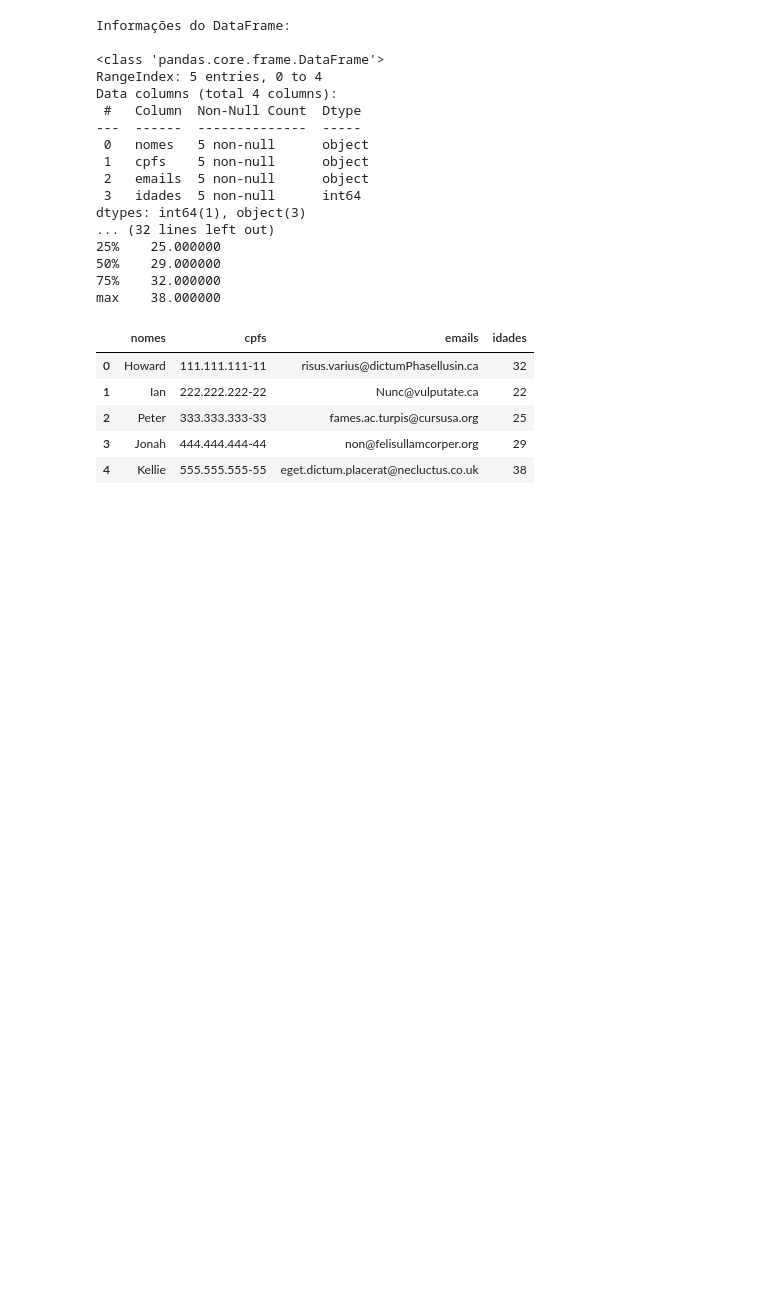
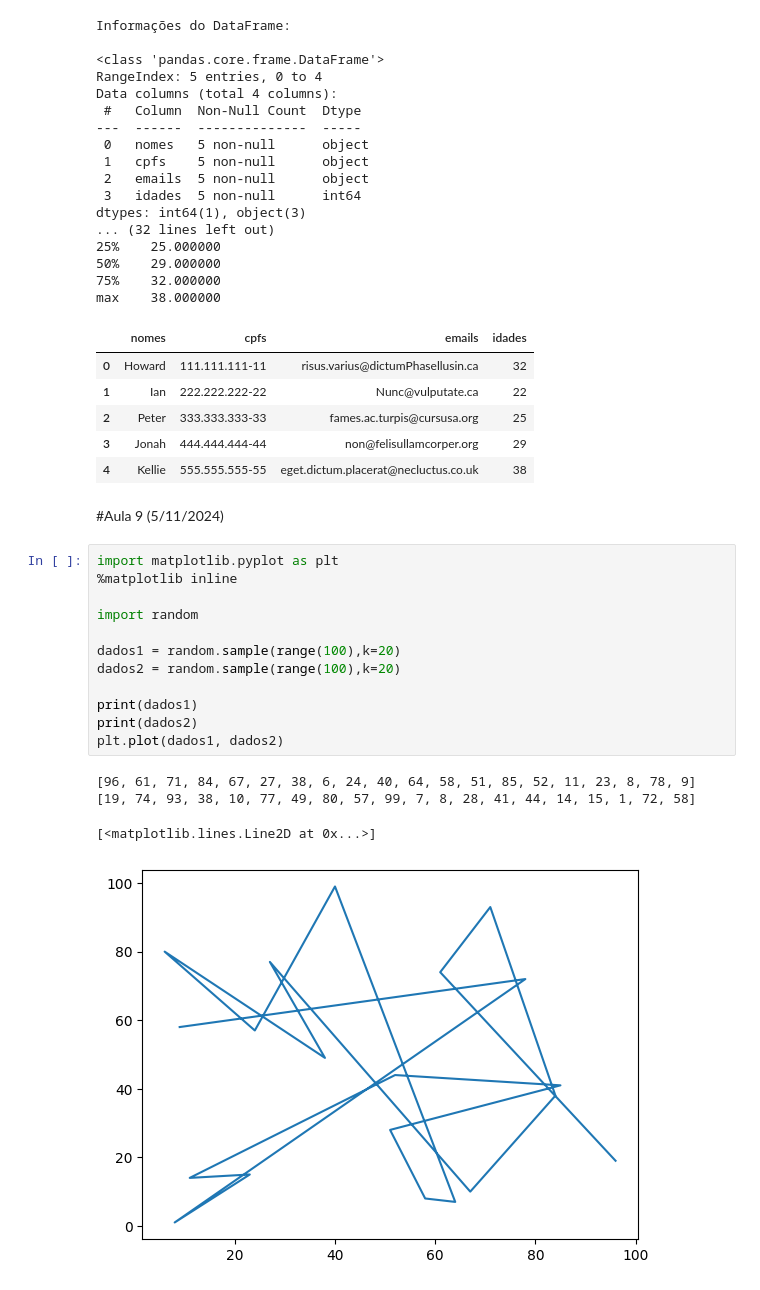
Before and after one commit to zzleozz100/linguagem-de-programacao, a Jupyter notebook: aulas.ipynb, the cells around one changed output. Saved outputs shown, nothing was run; the diff lists cells and outputs as text; blank space fills up the shorter version.

```diff
--- a/aulas.ipynb
+++ b/aulas.ipynb
@@ -1858,3 +1847,22 @@ max    38.000000
 | 2 | Peter | 333.333.333-33 | fames.ac.turpis@cursusa.org | 25 |
 | 3 | Jonah | 444.444.444-44 | non@felisullamcorper.org | 29 |
 | 4 | Kellie | 555.555.555-55 | eget.dictum.placerat@necluctus.co.uk | 38 |
+# %% [markdown]
+#Aula 9 (5/11/2024)
+# %%
+import matplotlib.pyplot as plt
+%matplotlib inline
+
+import random
+
+dados1 = random.sample(range(100),k=20)
+dados2 = random.sample(range(100),k=20)
+
+print(dados1)
+print(dados2)
+plt.plot(dados1, dados2)
+# %% [output]
+[96, 61, 71, 84, 67, 27, 38, 6, 24, 40, 64, 58, 51, 85, 52, 11, 23, 8, 78, 9]
+[19, 74, 93, 38, 10, 77, 49, 80, 57, 99, 7, 8, 28, 41, 44, 14, 15, 1, 72, 58]
+[<matplotlib.lines.Line2D at 0x...>]
+[figure, added]
```
Also changed, not shown: parts of 5 cells of this notebook.
